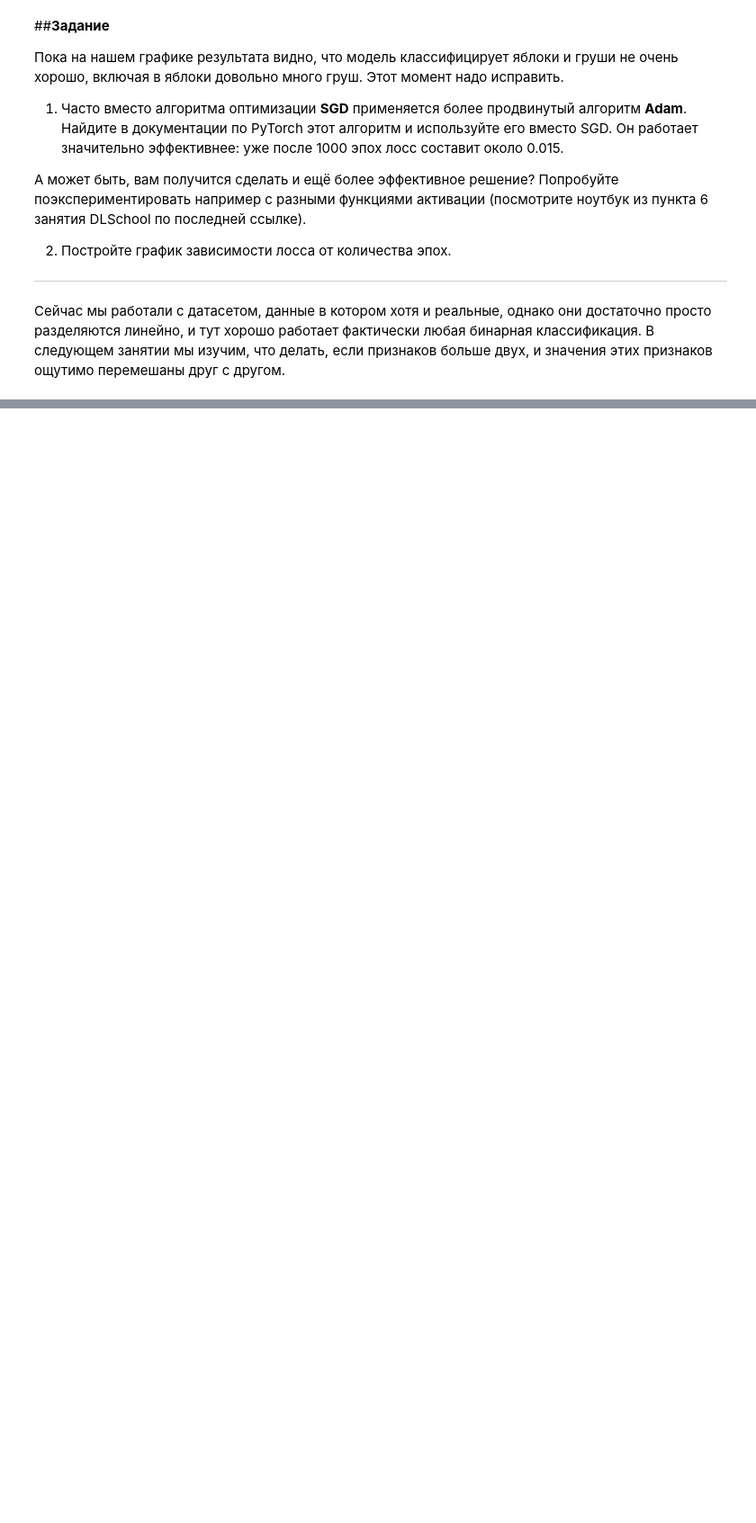
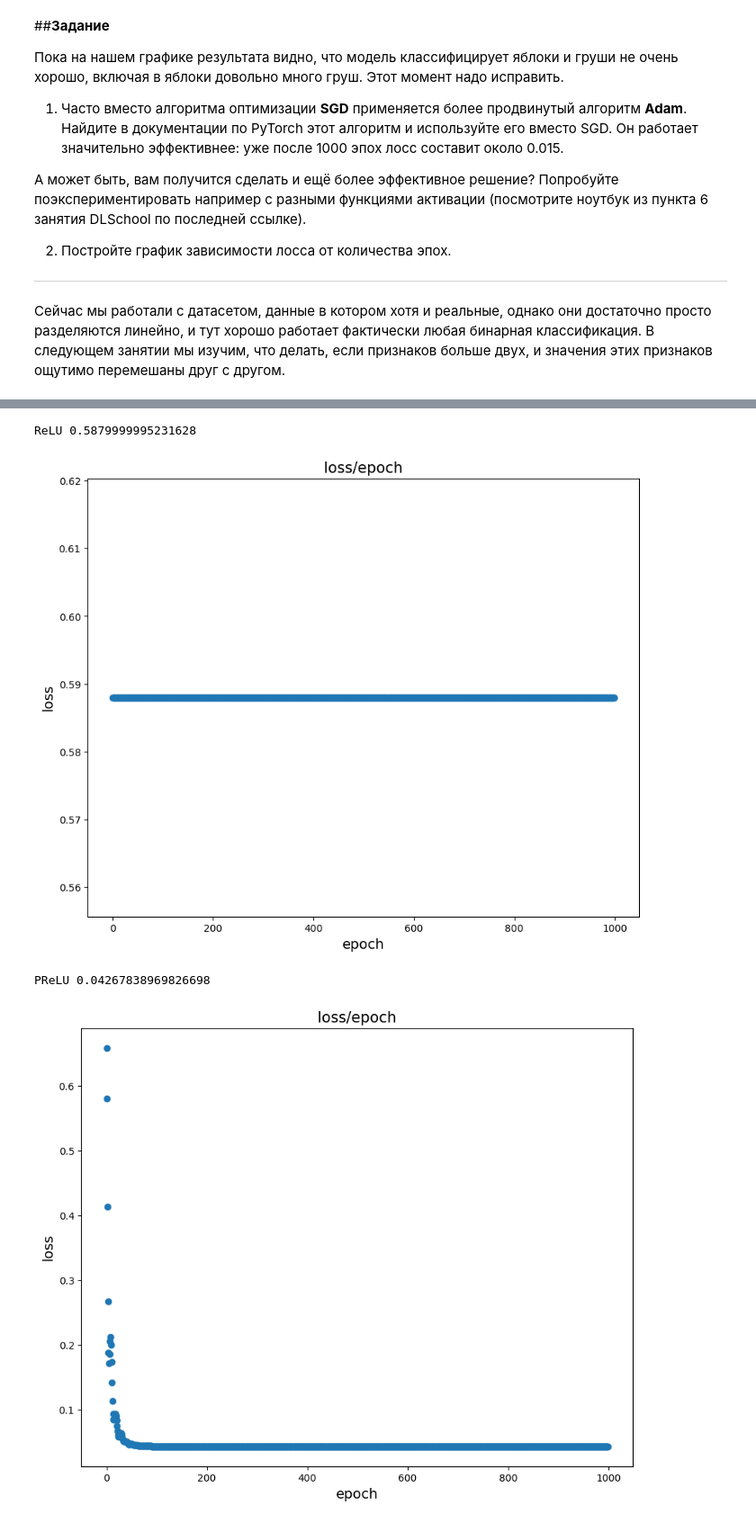
Before and after one commit to Voldek404/High-school-of-programming, a Jupyter notebook: PyTorch/ML1_3.ipynb, the cells around one changed output, grey strips where cells are left out. Shown: that part at 90% size. Saved outputs shown, nothing was run; the diff lists cells and outputs as text; code cells hidden in the pictures; blank space fills up the shorter version.

```diff
--- a/PyTorch/ML1_3.ipynb
+++ b/PyTorch/ML1_3.ipynb
@@ -264,0 +301,49 @@ OrderedDict([('0.weight', tensor([[ 14.4558, -23.0221]])), ('0.bias', tensor([-4
+# %%
+# различные функции активации
+from torch.nn import Linear, ReLU, PReLU, LeakyReLU, ELU, SELU, GELU, Sigmoid
+from torch import optim, nn
+every_loss_arr = {}
+activation_foo_list = [('ReLU', ReLU()),
+ ('PReLU', PReLU(num_parameters=1)),
+ ('LeakyReLU', LeakyReLU(negative_slope=0.01)),
+ ('ELU', ELU(alpha=1.0)),
+ ('SELU', SELU()),
+ ('GELU', GELU(approximate='none')),
+ ('Sigmoid', Sigmoid())]
+for name, foo in activation_foo_list:
+    neuron = torch.nn.Sequential(
+        Linear(2, out_features=1),
+        foo
+    )
+
+    loss_arr = []
+    epoch_arr = []
+    lr = 0.1
+    n_epochs = 1000
+    loss_fn = nn.MSELoss(reduction="mean")
+    optimizer = optim.Adam(neuron.parameters(), lr=lr)
+    train_step = make_train_step(neuron, loss_fn, optimizer)
+
+    for epoch in range(n_epochs):
+        loss = train_step(X, y)
+        loss_arr.append(loss)
+        epoch_arr.append(epoch)
+
+    every_loss_arr[name] = loss
+    print(name, loss)
+    plt.figure(figsize=(10, 8))
+    plt.scatter(epoch_arr, loss_arr)
+    plt.title('loss/epoch', fontsize=15)
+    plt.ylabel('loss', fontsize=14)
+    plt.xlabel('epoch', fontsize=14)
+    plt.show();
+
+min_key, min_value = min(every_loss_arr.items(), key=lambda item: item[1])
+
+print(min_key)
+print(min_value)
+# %% [output]
+ReLU 0.5879999995231628
+[figure, added]
+PReLU 0.04267838969826698
+[figure, added]
```
Also changed, not shown: parts of 4 cells of this notebook.
